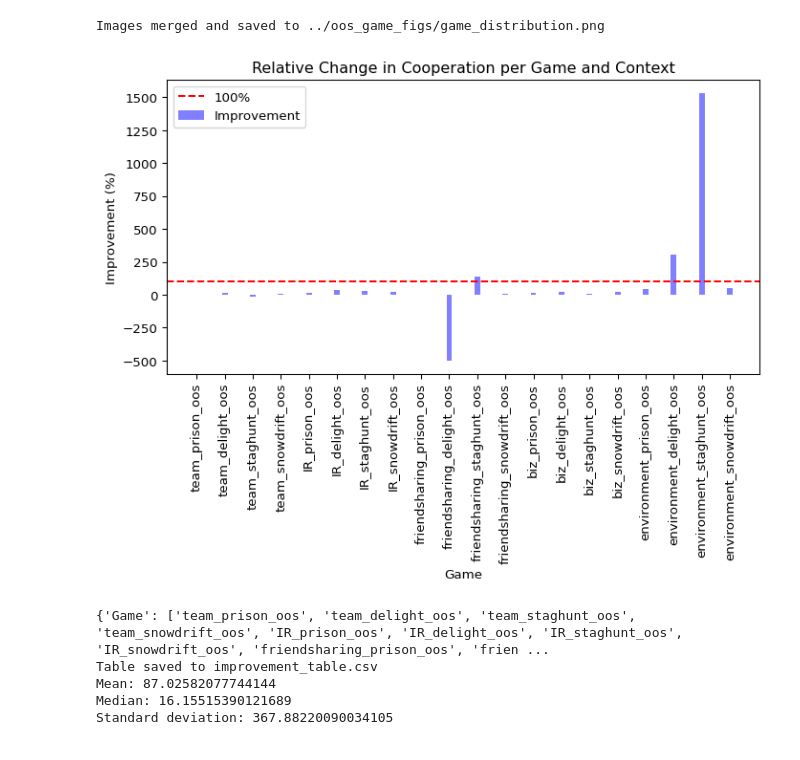
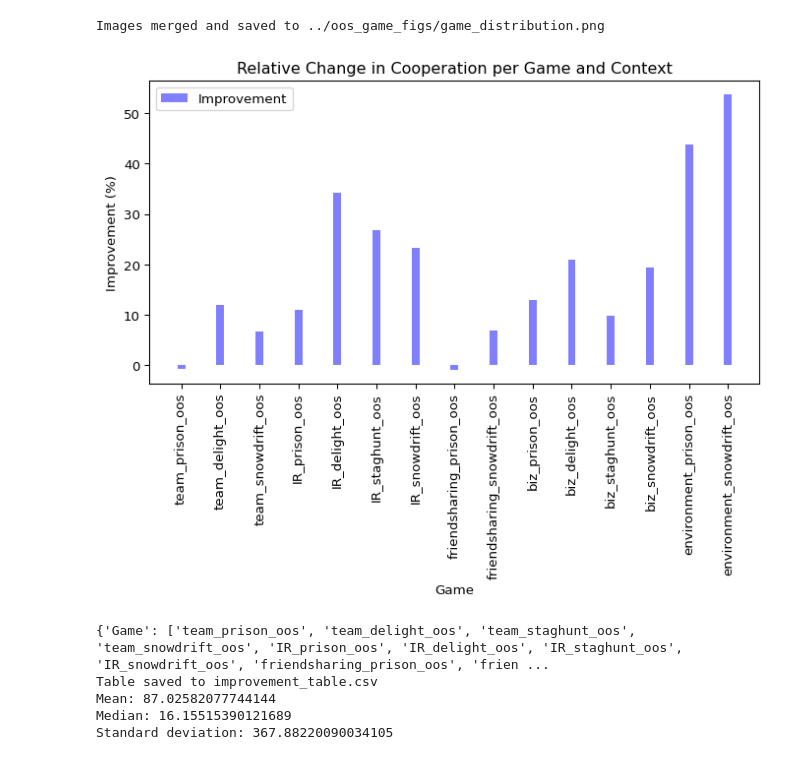
Before and after one commit to sepehrilami/LFB, a Jupyter notebook: notebooks/oos_game_analysis.ipynb, the cells around one changed output. Cells and saved outputs as stored; diff of their text form; code cells hidden in the pictures.

```diff
--- a/notebooks/oos_game_analysis.ipynb
+++ b/notebooks/oos_game_analysis.ipynb
@@ -10,7 +10,7 @@ from PIL import Image
 
 # Sample data dictionary (replace this with your actual data)
 
-llm = '70b-fixed'
+llm = '7b-fixed'
 
 data = pickle.load(open(os.path.join("../oos_game/", llm+"-results-oog.txt"), "rb" ))
 
@@ -321,53 +307,54 @@ Images merged and saved to ../oos_game_figs/game_distribution.png
 # given this, compare the progress of 7b_org and 7b_finetuned towards 70b by this formula:
 # progress = (7b_finetuned - 7b_org) / (70b - 7b_org) * 100
 
-def compare_progress(all_data, keys):
+def compare_progress(all_data, new_keys):
     my_dpi = 96
     plt.figure(figsize=(800/my_dpi, 400/my_dpi), dpi=my_dpi)
 
     # plt.figure(figsize=(10, 5))
     bar_width = 0.2
     bar_positions = []
 
     progress = [(all_data['7b-fined'][key]['  C'] - all_data['7b-fixed'][key]['  C']) / (all_data['70b-fixed'][key]['  C'] - all_data['7b-fixed'][key]['  C']) * 100 for key in keys]
     x = [pos for pos in range(len(keys))]
 
-    new_keys = keys.copy()
-    # # drop these keys from x and progress
-    # # environment_staghunt_oos, environment_delight_oos, friendsharing_staghunt_oos, friendsharing_delight_oos
-    # new_keys.remove('environment_staghunt_oos')
-    # new_keys.remove('environment_delight_oos')
-    # new_keys.remove('friendsharing_staghunt_oos')
-    # new_keys.remove('friendsharing_delight_oos')
-    # progress.pop(keys.index('environment_staghunt_oos'))
-    # progress.pop(keys.index('environment_delight_oos'))
-    # progress.pop(keys.index('friendsharing_staghunt_oos'))
-    # progress.pop(keys.index('friendsharing_delight_oos'))
+    # drop these keys from x and progress
+    # environment_staghunt_oos, environment_delight_oos, friendsharing_staghunt_oos, friendsharing_delight_oos
+    new_keys.remove('environment_staghunt_oos')
+    new_keys.remove('environment_delight_oos')
+    new_keys.remove('friendsharing_staghunt_oos')
+    new_keys.remove('friendsharing_delight_oos')
+    new_keys.remove('team_staghunt_oos')
+    progress.pop(keys.index('environment_staghunt_oos'))
+    progress.pop(keys.index('environment_delight_oos'))
+    progress.pop(keys.index('friendsharing_staghunt_oos'))
+    progress.pop(keys.index('friendsharing_delight_oos'))
+    progress.pop(keys.index('team_staghunt_oos'))
 
     # set the x positions for bars
     x = [pos for pos in range(len(new_keys))]
 
 
 
 
     plt.bar(x, progress, width=bar_width, alpha=0.5, label='Improvement', color='blue')
     # draw a line at y=100
-    plt.axhline(y=100, color='red', linestyle='--', label='100%')
+    # plt.axhline(y=100, color='red', linestyle='--', label='100%')
     # plot logaritmic scale
     # plt.yscale('log')
     # plt.axhline(y=0, color='black', linestyle='--', label='0%')
-    plt.xticks([pos for pos in range(len(keys))], keys, rotation=90)
+    plt.xticks([pos for pos in range(len(new_keys))], new_keys, rotation=90)
     plt.xlabel('Game')
     plt.ylabel('Improvement (%)')
     plt.title('Relative Change in Cooperation per Game and Context')
     plt.legend(loc='best')
     # plt.savefig(os.path.join("../oos_game_figs", "improvement.png"), dpi=my_dpi)
     plt.show()
 
-
-compare_progress(all_data, keys)
+new_keys = keys.copy()
+compare_progress(all_data, new_keys)
 # %% [output]
-[figure, old version]
+[figure, new version]
 # %%
 # visualize the progress of 7b_org and 7b_finetuned towards 70b in a table
 
```
Also changed, not shown: parts of 4 cells of this notebook, 21 other files.
